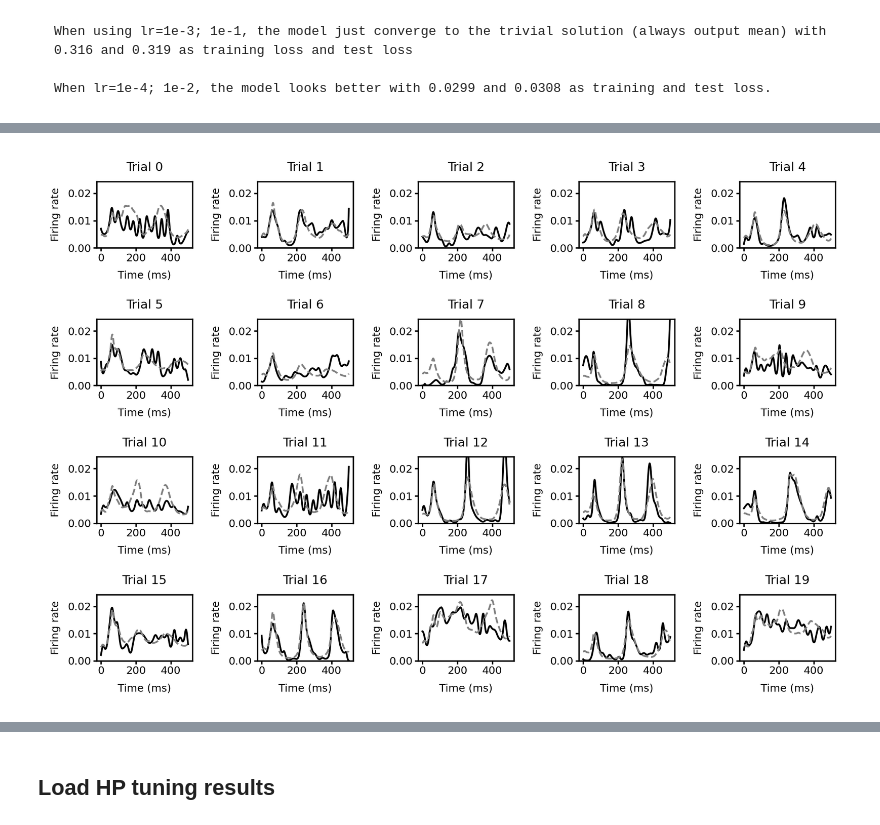
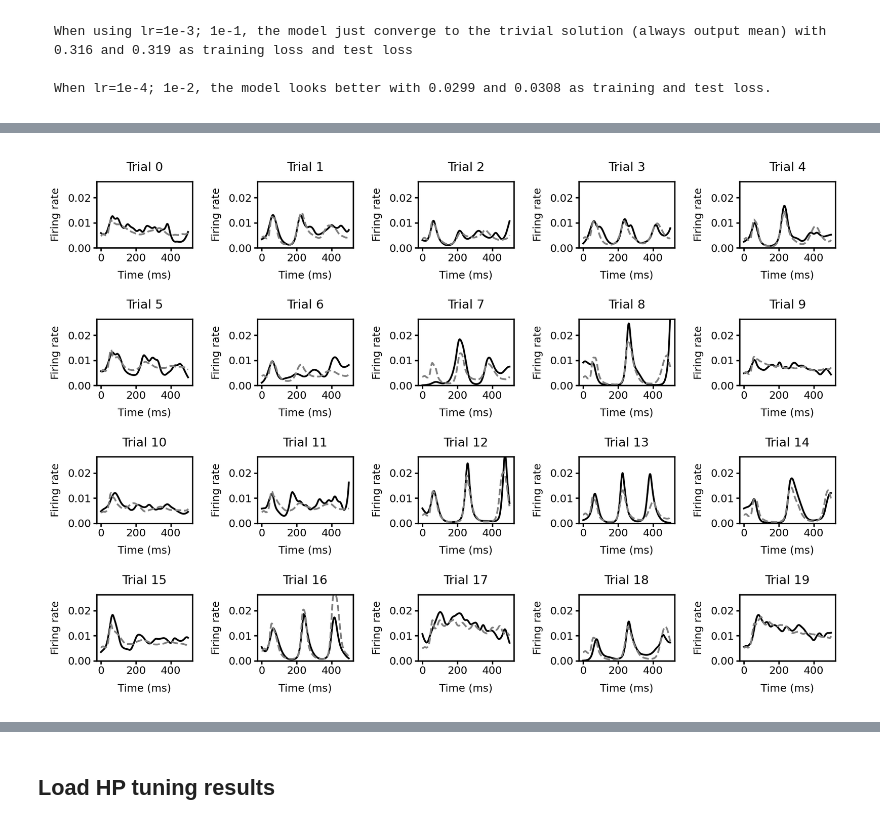
Before and after one commit to Qi-Xin/FC-GPFA, a Jupyter notebook: Decoder&Encoder.ipynb, the cells around one changed output, grey strips where cells are left out. Cells and saved outputs as stored; diff of their text form; code cells hidden in the pictures.

```diff
--- a/Decoder&Encoder.ipynb
+++ b/Decoder&Encoder.ipynb
@@ -1195,47 +1224,49 @@ tensor([0.3922, 0.5787, 0.9595, 1.1032, 0.5162, 1.1109, 0.5417, 0.2192, 0.3586,
 ### Compare PSTH of a specific trial in test set
 from scipy.ndimage import gaussian_filter1d
 import seaborn as sns
-from GLM import poisson_regression
+from GLM import poisson_regression, inhomo_baseline
 import matplotlib. pyplot as plt
 from matplotlib import rcParams, rcParamsDefault
 
+
 def spline_smoothing(spikes, spline):
-    return poisson_regression(Y=spikes, X=spline)
+    return poisson_regression(Y=spikes, X=spline, smoothing=1e4,)
 
 utils.use_pdf_plot()
 plt.figure(figsize=(6.5, 4.5), dpi=300)
 nplot = 20
 plot_trial_list = np.arange(nplot)
 
 # Fitted mean firing rate across neuron for a specific trial
 firing_rate, mu, std = trainer.predict(return_torch=True, dataset='test')
 to_plot_data = np.exp(firing_rate.numpy()).mean(axis=1)
 fitted_firing_rate = to_plot_data[plot_trial_list, :]
 # Empirical mean firing rate across neuron for a specific trial
 mean_spikes = trainer.spikes_full.sum(axis=(1)).cpu().numpy()
-spline = trainer.model.spline_basis.cpu().numpy()
+spline = inhomo_baseline(ntrial=1, start=0, end=trainer.model.nt, dt=1, num=30,
+                        add_constant_basis=True)
 
 range_min = 0
 range_max = fitted_firing_rate.max()
 
 for i in range(nplot):
     plt.subplot(4, 5, i+1)
     mean_spikes_trial = mean_spikes[trainer.test_idx[i],:]
     empirical_firing_rate = spline@spline_smoothing(mean_spikes_trial, spline).params
     plt.plot(np.exp(empirical_firing_rate)/trainer.spikes_full.shape[1], label='experimental', color='k')
     plt.plot(fitted_firing_rate[i,:], '--', label='VAE reconstructed', color='grey')
     plt.xlabel('Time (ms)')
     plt.ylabel('Firing rate')
     plt.title(f'Trial {i}')
     plt.ylim(range_min, range_max)  # Set the same y-axis limits for each subplot
     # if i==0:
     #     plt.legend()
 
 plt.tight_layout()
 # plt.savefig('Figure/good converge example latents.pdf', format='pdf', dpi=300)
 plt.show()
 # %% [output]
-[figure, old version]
+[figure, new version]
 # %%
 nplot = int(50)
 utils.use_pdf_plot()
```
Also changed, not shown: parts of 14 cells of this notebook, 3 other files.
